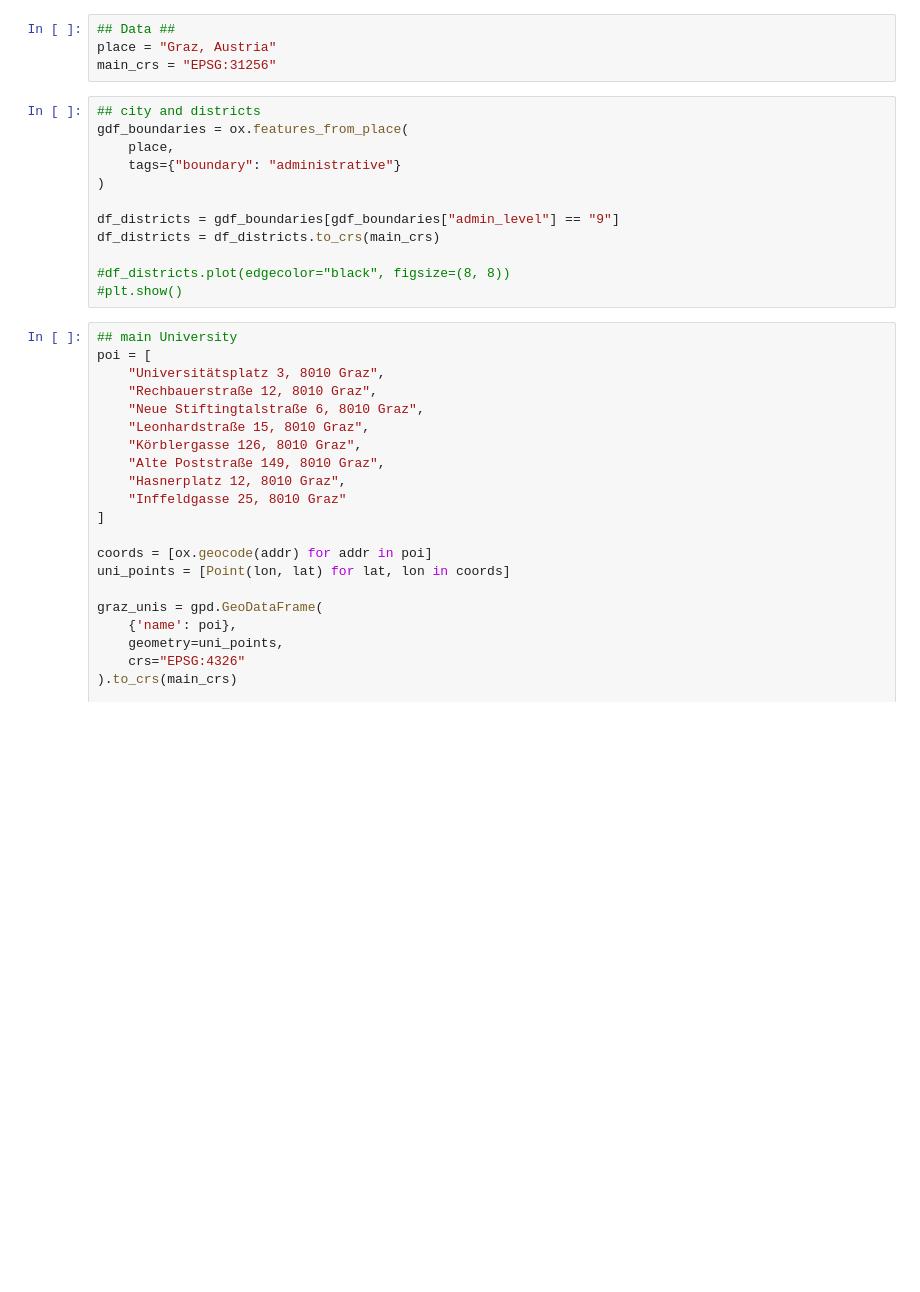
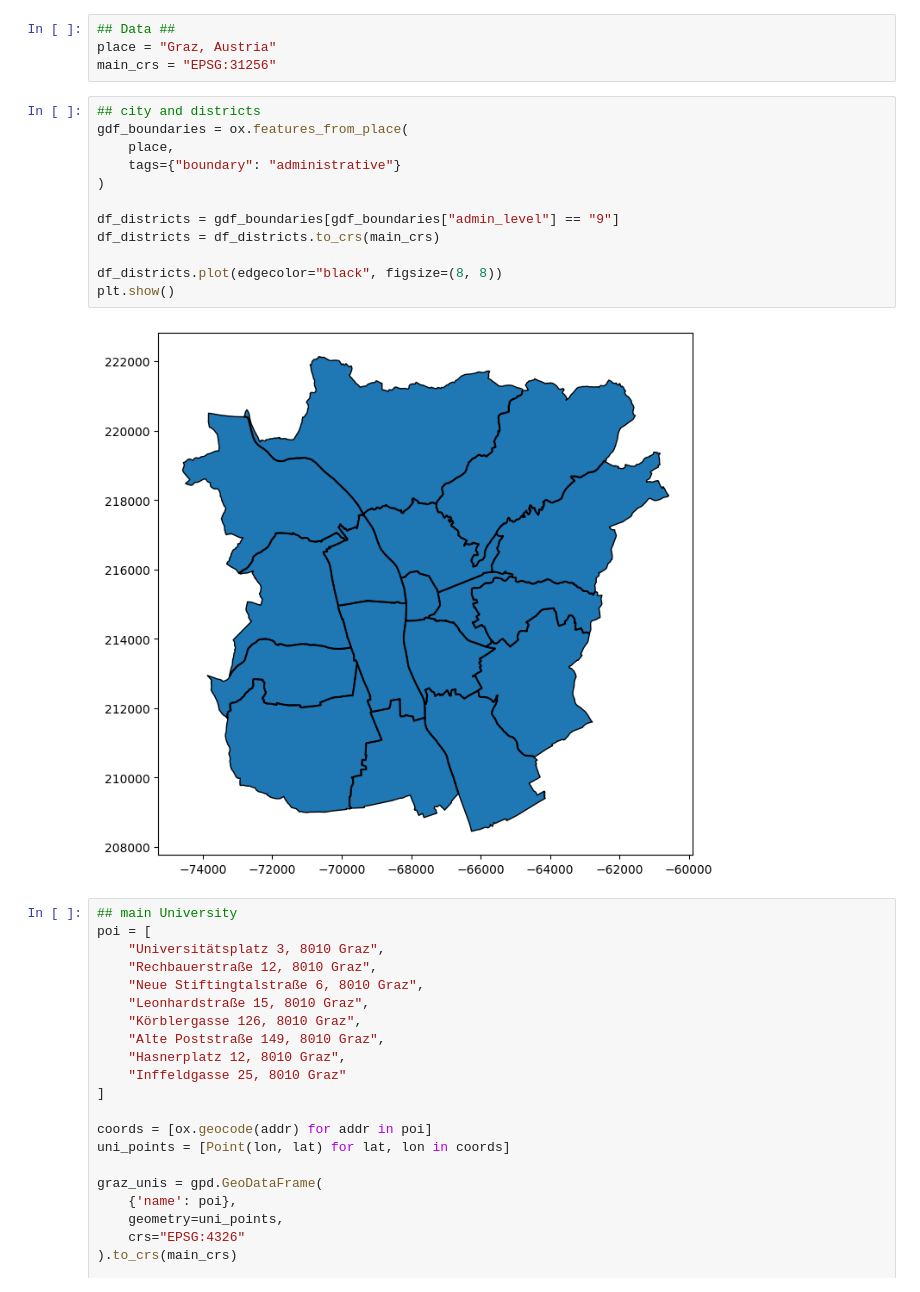
Before and after one commit to cryogen-tara/final-project-group1-cycling-network, a Jupyter notebook: notebooks/final-project-gr1.ipynb, the cells around one changed output. Cells and saved outputs as stored; diff of their text form; blank space fills up the shorter version.

```diff
--- a/notebooks/final-project-gr1.ipynb
+++ b/notebooks/final-project-gr1.ipynb
@@ -32,15 +35,17 @@ main_crs = "EPSG:31256"
 # %%
 ## city and districts
 gdf_boundaries = ox.features_from_place(
     place,
     tags={"boundary": "administrative"}
 )
 
 df_districts = gdf_boundaries[gdf_boundaries["admin_level"] == "9"]
 df_districts = df_districts.to_crs(main_crs)
 
-#df_districts.plot(edgecolor="black", figsize=(8, 8))
-#plt.show()
+df_districts.plot(edgecolor="black", figsize=(8, 8))
+plt.show()
+# %% [output]
+[figure, added]
 # %%
 ## main University
 poi = [
```
Also changed, not shown: parts of 13 cells of this notebook.
